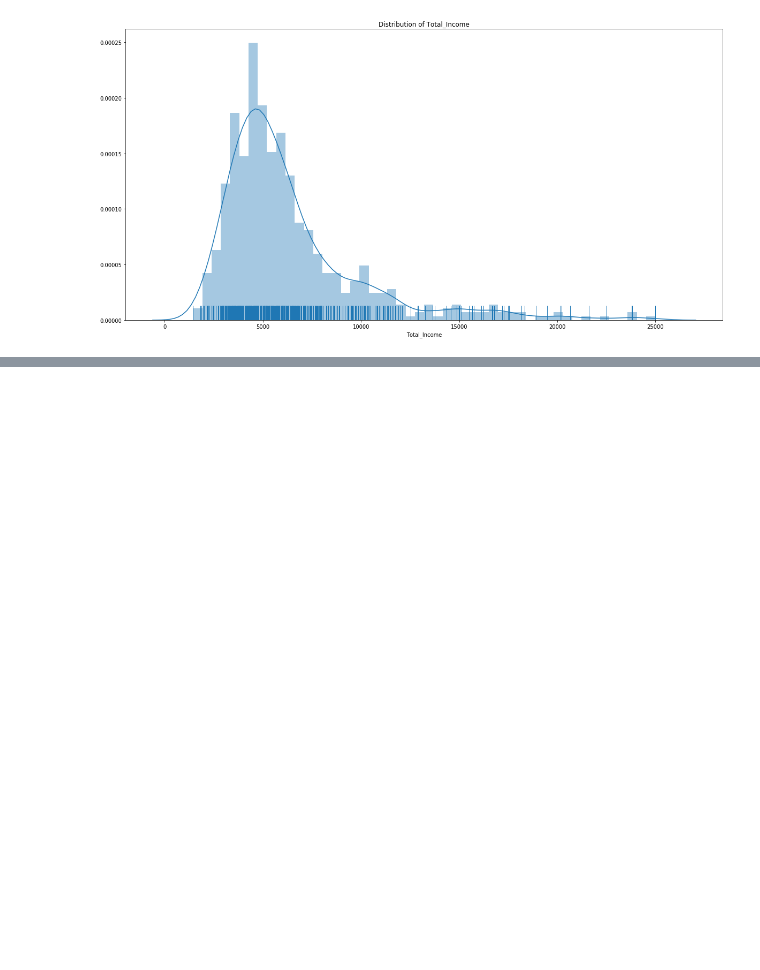
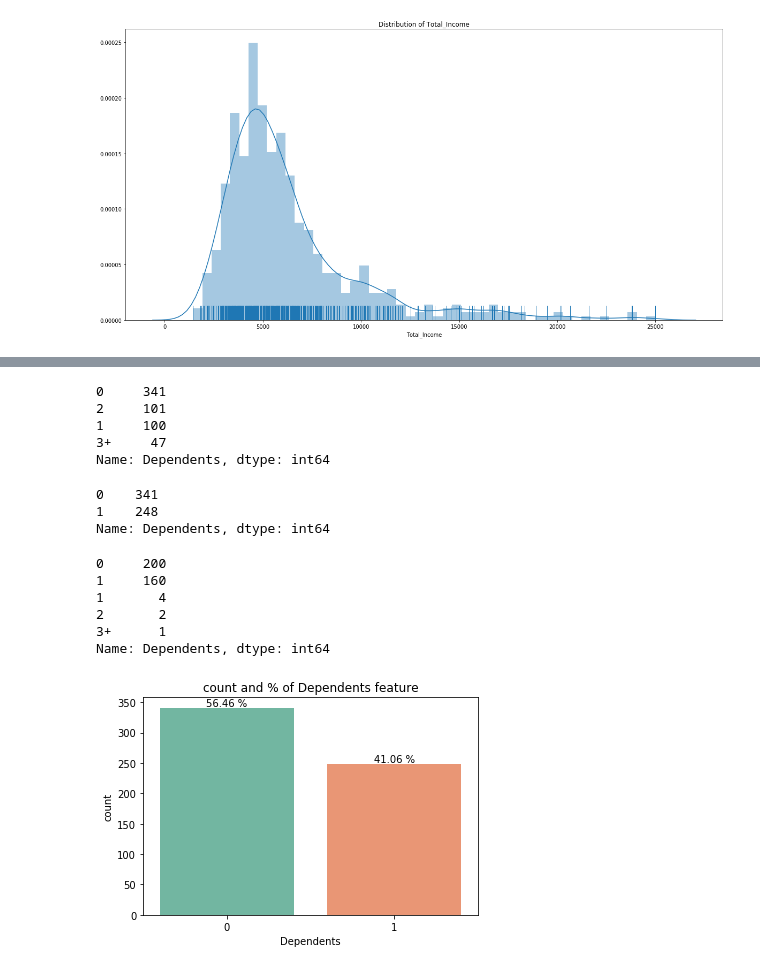
Before and after one commit to faisal-git/predict_loan_approval, a Jupyter notebook: predict_loan.ipynb, the cells around one changed output, grey strips where cells are left out. Cells and saved outputs as stored; diff of their text form; code cells hidden in the pictures; blank space fills up the shorter version.

Commit message:
handling missing values

```diff
--- a/predict_loan.ipynb
+++ b/predict_loan.ipynb
@@ -580,0 +604,3 @@ train.shape
+# %%
+train.loc[(train.Married.isna())&(train.Gender=="Male"),'Married']='Yes'
+train.loc[(train.Married.isna())&(train.Gender=="Female"),'Married']='No'
@@ -580,0 +622,11 @@ train.shape
+# %%
+train.Dependents.value_counts()
+# %% [output]
+0     341
+2     101
+1     100
+3+     47
+Name: Dependents, dtype: int64
+# %%
+train.loc[(train.Dependents!="0")&(train.Dependents.notnull()),'Dependents']=1
+train.loc[(train.Dependents=="0"),'Dependents']=0
@@ -580,0 +636,19 @@ train.shape
+# %%
+train.Dependents.value_counts()
+# %% [output]
+0    341
+1    248
+Name: Dependents, dtype: int64
+# %%
+test.Dependents.value_counts()
+# %% [output]
+0     200
+1     160
+1       4
+2       2
+3+      1
+Name: Dependents, dtype: int64
+# %%
+univariate(train,'Dependents')
+# %% [output]
+[figure, added]
```
Also changed, not shown: parts of 57 cells of this notebook.
